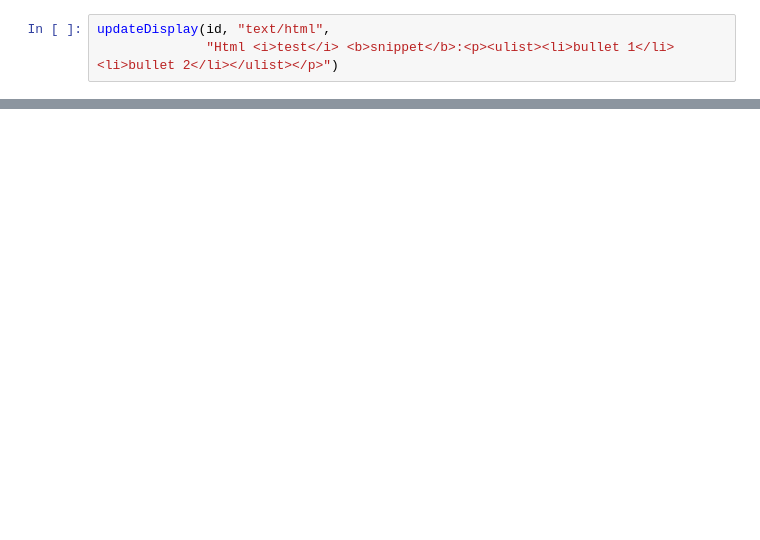
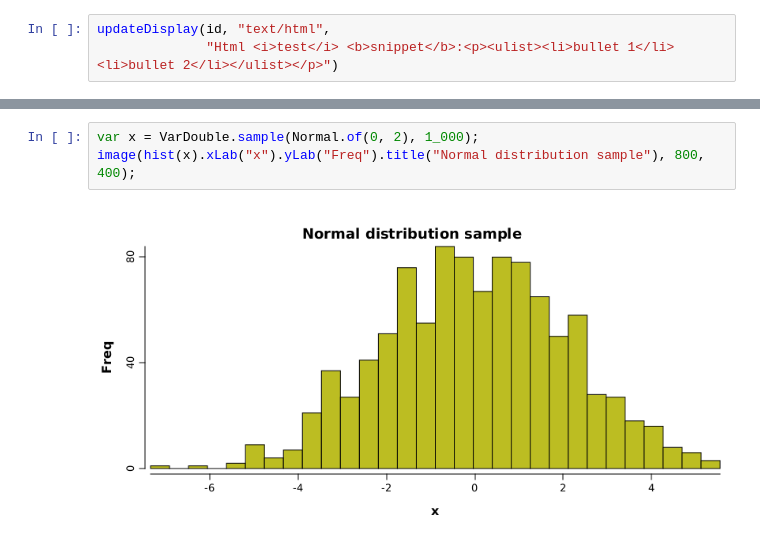
Before and after one commit to hnu-pl/oop2024fall, a Jupyter notebook: rapaio-jupyter-kernel-example.ipynb, the cells around one changed output, grey strips where cells are left out. Cells and saved outputs as stored; diff of their text form; blank space fills up the shorter version.

```diff
--- a/rapaio-jupyter-kernel-example.ipynb
+++ b/rapaio-jupyter-kernel-example.ipynb
@@ -159,0 +313,5 @@ Hope you enjoy it. Please cut issues for any bad behavior or new feature proposa
+# %%
+var x = VarDouble.sample(Normal.of(0, 2), 1_000);
+image(hist(x).xLab("x").yLab("Freq").title("Normal distribution sample"), 800, 400);
+# %% [output]
+[figure, added]
```
Also changed, not shown: parts of 51 cells of this notebook, 1 other file.
